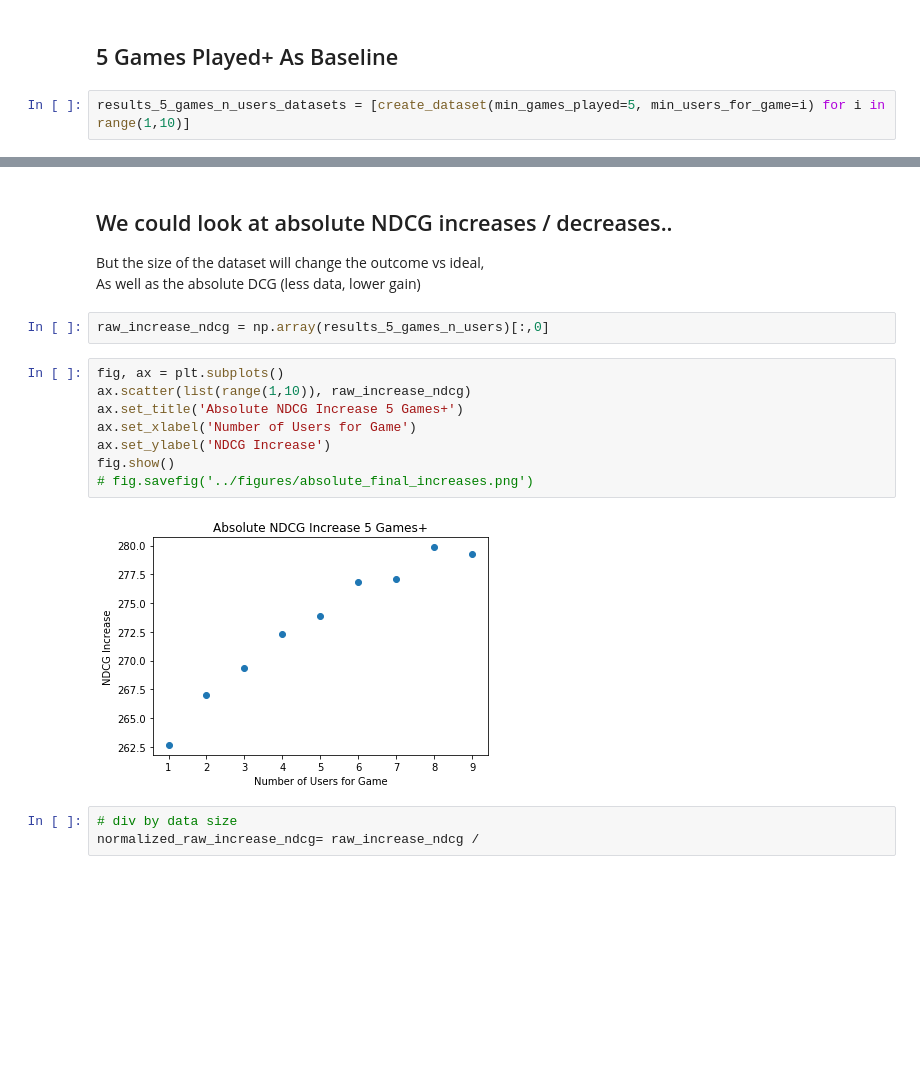
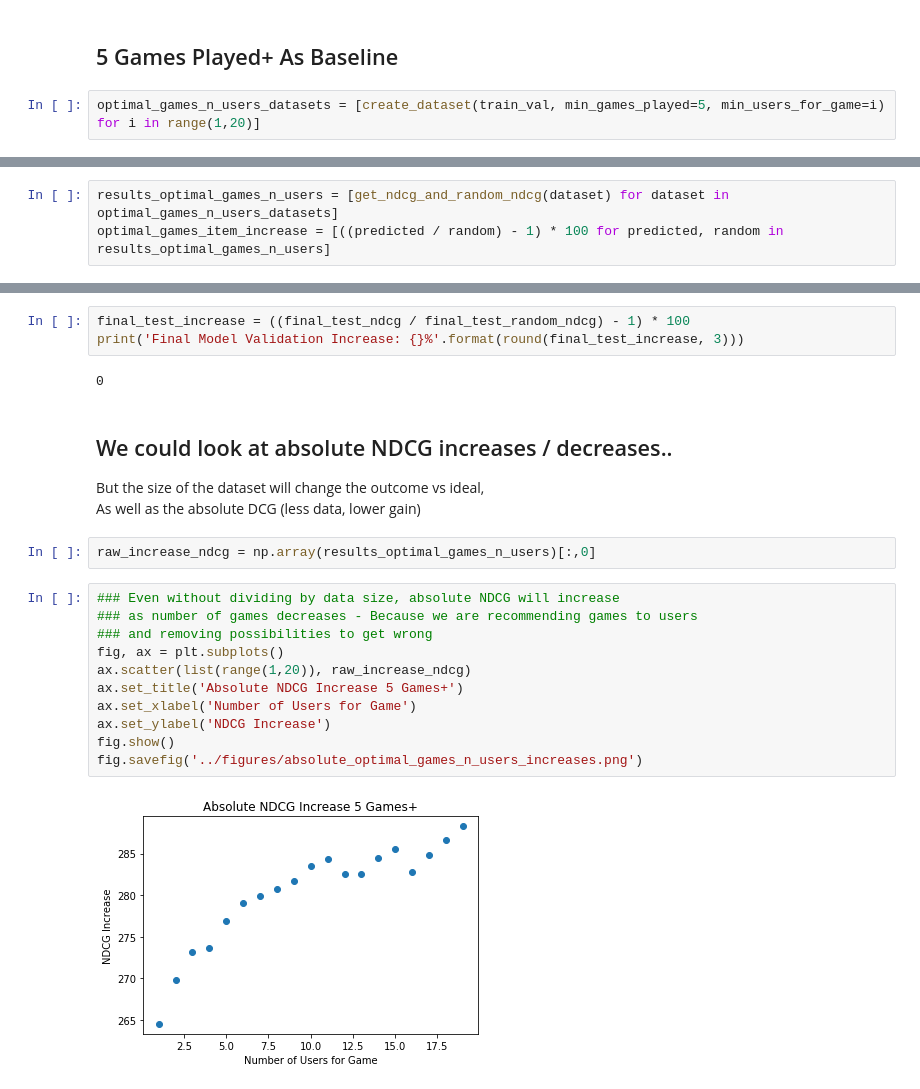
Before and after one commit to gitmbar2/game_recommender, a Jupyter notebook: notebooks/cold_start.ipynb, the cells around one changed output, grey strips where cells are left out. Cells and saved outputs as stored; diff of their text form; blank space fills up the shorter version.

```diff
--- a/notebooks/cold_start.ipynb
+++ b/notebooks/cold_start.ipynb
@@ -377,5 +365,5 @@ fig.show()
 # %% [markdown]
 ## 5 Games Played+ As Baseline
 # %%
-results_5_games_n_users_datasets = [create_dataset(min_games_played=5, min_users_for_game=i) for i in range(1,10)]
+optimal_games_n_users_datasets = [create_dataset(train_val, min_games_played=5, min_users_for_game=i) for i in range(1,20)]
 # %% [output]
@@ -428,0 +387,3 @@ random_ndcg:  215.177245857
+# %%
+results_optimal_games_n_users = [get_ndcg_and_random_ndcg(dataset) for dataset in optimal_games_n_users_datasets]
+optimal_games_item_increase = [((predicted / random) - 1) * 100 for predicted, random in results_optimal_games_n_users]
@@ -464,19 +452,24 @@ Final Model Increase: 27.523%
+# %%
+final_test_increase = ((final_test_ndcg / final_test_random_ndcg) - 1) * 100
+print('Final Model Validation Increase: {}%'.format(round(final_test_increase, 3)))
+# %% [output]
+0
 # %% [markdown]
 ## We could look at absolute NDCG increases / decreases..
 But the size of the dataset will change the outcome vs ideal,
 As well as the absolute DCG (less data, lower gain)
 # %%
-raw_increase_ndcg = np.array(results_5_games_n_users)[:,0]
+raw_increase_ndcg = np.array(results_optimal_games_n_users)[:,0]
 # %%
+### Even without dividing by data size, absolute NDCG will increase
+### as number of games decreases - Because we are recommending games to users
+### and removing possibilities to get wrong
 fig, ax = plt.subplots()
-ax.scatter(list(range(1,10)), raw_increase_ndcg)
+ax.scatter(list(range(1,20)), raw_increase_ndcg)
 ax.set_title('Absolute NDCG Increase 5 Games+')
 ax.set_xlabel('Number of Users for Game')
 ax.set_ylabel('NDCG Increase')
 fig.show()
-# fig.savefig('../figures/absolute_final_increases.png')
+fig.savefig('../figures/absolute_optimal_games_n_users_increases.png')
 # %% [output]
-[figure, old version]
+[figure, new version]
-# %%
-# div by data size
-normalized_raw_increase_ndcg= raw_increase_ndcg /
```
Also changed, not shown: parts of 20 cells of this notebook, 3 other files.
